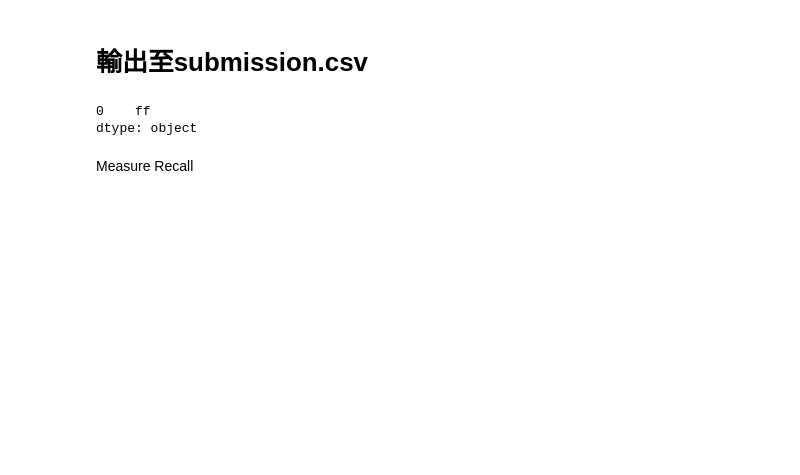
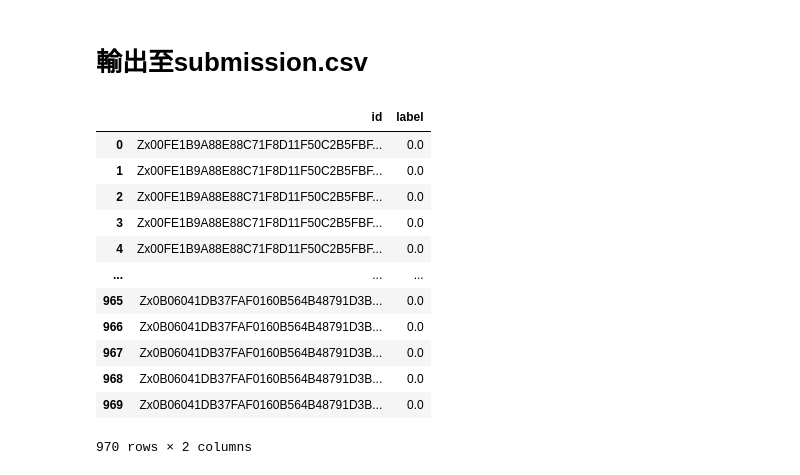
Before and after one commit to Guo-bot-1998/Appendicitis, a Jupyter notebook: Appendicitis_colab_notebook.ipynb, the cells around one changed output. Drawn from its saved outputs; the diff is of its cells as text; code cells hidden in the pictures; blank space fills up the shorter version.

```diff
--- a/Appendicitis_colab_notebook.ipynb
+++ b/Appendicitis_colab_notebook.ipynb
@@ -243,10 +301,13 @@ with open(f'{filename}.json', 'r') as f:
 # 評估設置
 num_epochs = params['num_epochs']
 batch_size = params['batch_size']
-num_batches = len(images) / batch_size
+num_batches = len(images) // batch_size
 # %%
 model.eval()
-predict_list = []
+
+
+
+predict_list = torch.tensor([]).to(device)
 with torch.no_grad():  # 不更新梯度
     correct = 0
     total = 0
@@ -256,7 +317,7 @@ with torch.no_grad():  # 不更新梯度
 
         outputs = model(batch_images)
         predicted = (outputs.squeeze() > 0.5).int()
-        predict_list.append([predicted.cpu()])
+        predict_list = torch.cat((predict_list,predicted),0)
 
 
-predict_list
+predict_list = predict_list.cpu()
@@ -263,13 +352,41 @@ predict_list
 # %% [markdown]
 # 輸出至submission.csv
-# %%
-submissions = pd.Series(predict_list)
-for i, key in enumerate(keys):
-  nslice = nslices[i]
-  for appendix in range(-1,len(nslice))
-    data = {key:predict_list}
-# %% [output]
-0    ff
-dtype: object
-# %% [markdown]
-Measure Recall
+# %%
+predict_list = predict_list.numpy()
+## 還原id與對應label，假設key按照scan輸入順序排列,每個key對應的scan的cuts數是nslice
+output = {}
+key_th = 0  #第幾個scan的key
+ii = 0   #每個key輪到第幾個
+nslice = nslices[key_th]  #對應scan的cut數
+for i in range(len(predict_list)):
+  if (ii >= nslice):
+    output[keys[key_th]] = int(predict_list[i-nslice:i].any())
+    key_th += 1
+    ii = 0
+    nslice = nslices[key_th]
+  label = predict_list[i]
+  output[keys[key_th]+f'_{ii}'] = predict_list[i]
+  ii += 1
+output[keys[key_th]] = int(predict_list[i-ii:].any()) #補上最後一個scan判斷
+
+output = list(output.items())
+dfout = pd.DataFrame(output)
+dfout.columns = ['id', 'label']
+dfout.sort_index()
+dfout.to_csv('submission.csv', index=False)
+# %%
+dfout
+# %% [output]
+|  | id | label |
+| 0 | Zx00FE1B9A88E88C71F8D11F50C2B5FBF... | 0.0 |
+| 1 | Zx00FE1B9A88E88C71F8D11F50C2B5FBF... | 0.0 |
+| 2 | Zx00FE1B9A88E88C71F8D11F50C2B5FBF... | 0.0 |
+| 3 | Zx00FE1B9A88E88C71F8D11F50C2B5FBF... | 0.0 |
+| 4 | Zx00FE1B9A88E88C71F8D11F50C2B5FBF... | 0.0 |
+| ... | ... | ... |
+| 965 | Zx0B06041DB37FAF0160B564B48791D3B... | 0.0 |
+| 966 | Zx0B06041DB37FAF0160B564B48791D3B... | 0.0 |
+| 967 | Zx0B06041DB37FAF0160B564B48791D3B... | 0.0 |
+| 968 | Zx0B06041DB37FAF0160B564B48791D3B... | 0.0 |
+| 969 | Zx0B06041DB37FAF0160B564B48791D3B... | 0.0 |
+970 rows × 2 columns
```
Also changed, not shown: parts of 14 cells of this notebook.
